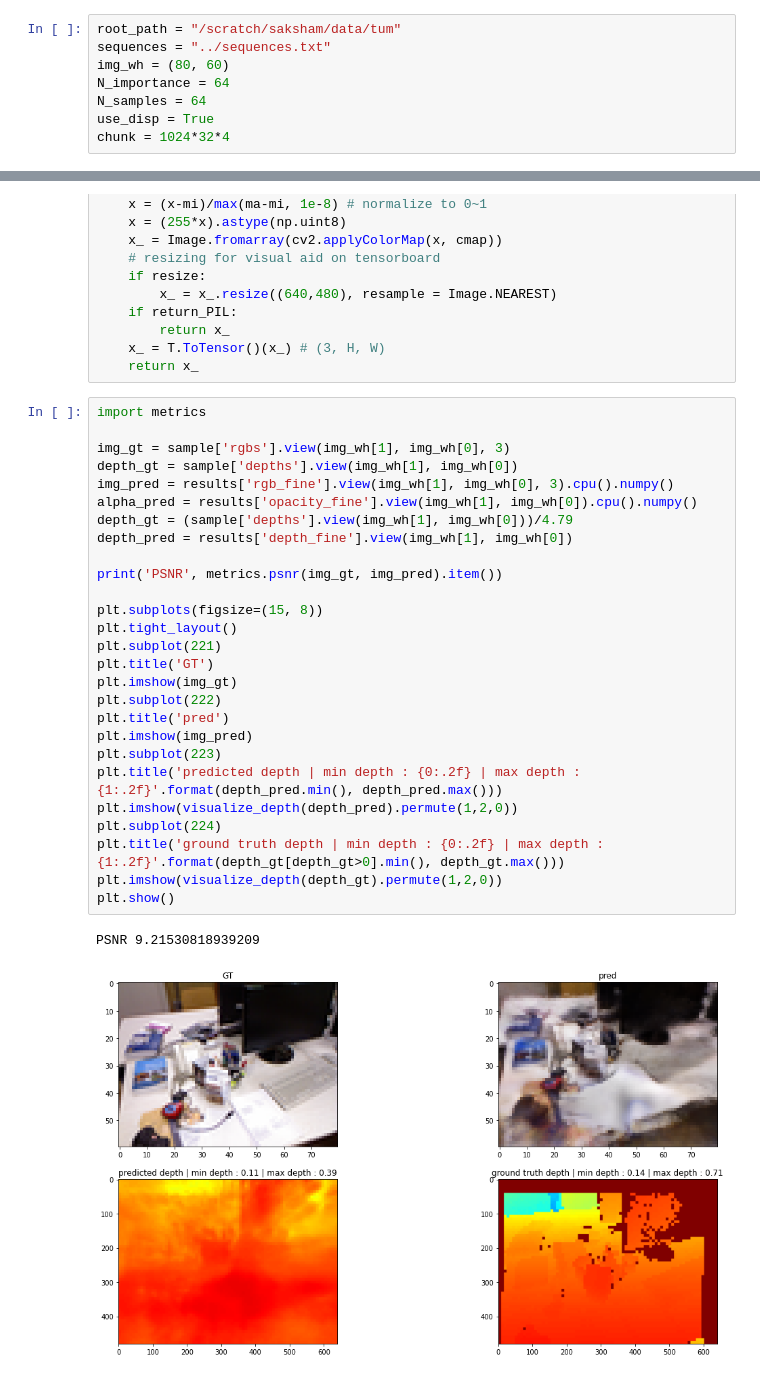
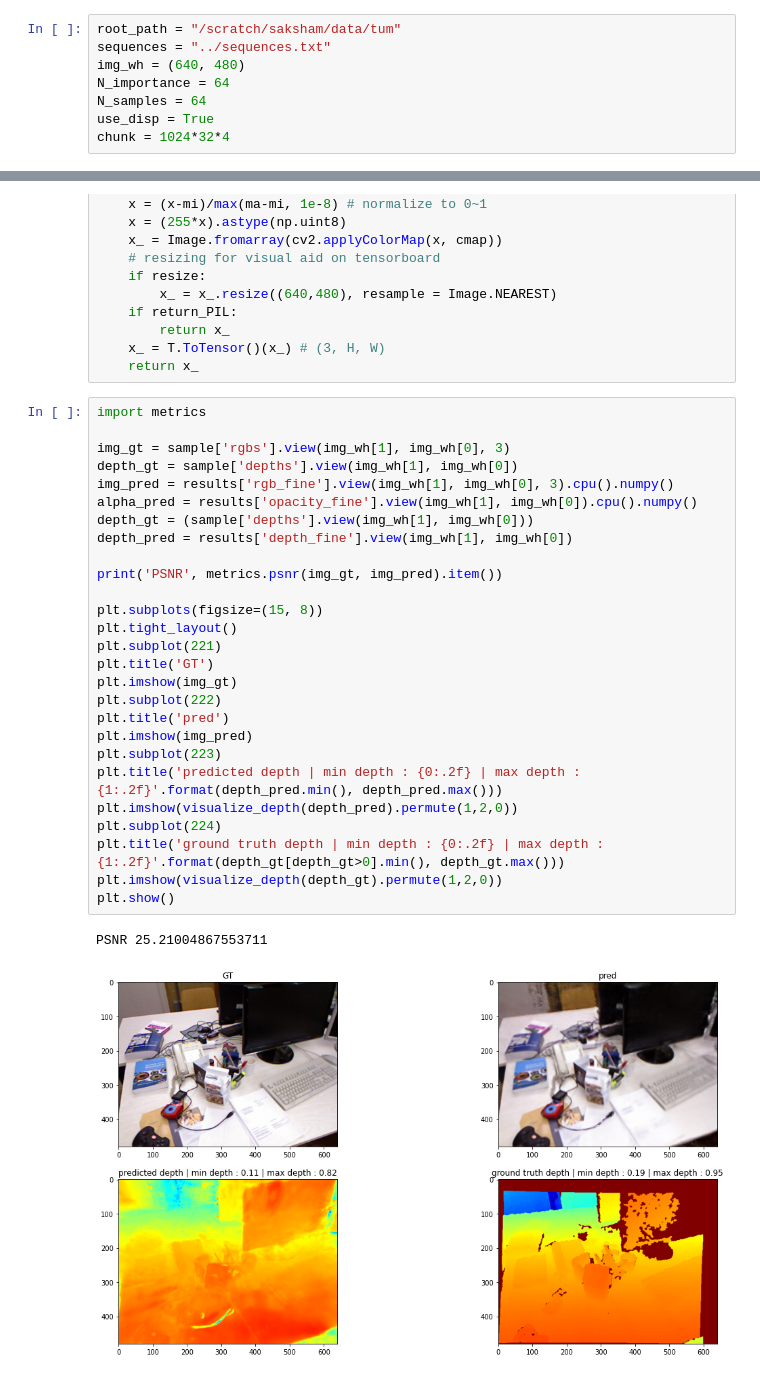
Before and after one commit to sakshamjindal/Incremental-NeRF-SLAM, a Jupyter notebook: notebooks/04_test_tum-2.ipynb, the cells around one changed output, grey strips where cells are left out. Drawn from its saved outputs; the diff is of its cells as text.

```diff
--- a/notebooks/04_test_tum-2.ipynb
+++ b/notebooks/04_test_tum-2.ipynb
@@ -20,7 +20,7 @@ import time
 # %%
 root_path = "/scratch/saksham/data/tum"
 sequences = "../sequences.txt"
-img_wh = (80, 60)
+img_wh = (640, 480)
 N_importance = 64
 N_samples = 64
 use_disp = True
@@ -156,30 +156,30 @@ def visualize_depth(depth, cmap=cv2.COLORMAP_JET, return_PIL = False, resize = T
 # %%
 import metrics
 
 img_gt = sample['rgbs'].view(img_wh[1], img_wh[0], 3)
 depth_gt = sample['depths'].view(img_wh[1], img_wh[0])
 img_pred = results['rgb_fine'].view(img_wh[1], img_wh[0], 3).cpu().numpy()
 alpha_pred = results['opacity_fine'].view(img_wh[1], img_wh[0]).cpu().numpy()
-depth_gt = (sample['depths'].view(img_wh[1], img_wh[0]))/4.79
+depth_gt = (sample['depths'].view(img_wh[1], img_wh[0]))
 depth_pred = results['depth_fine'].view(img_wh[1], img_wh[0])
 
 print('PSNR', metrics.psnr(img_gt, img_pred).item())
 
 plt.subplots(figsize=(15, 8))
 plt.tight_layout()
 plt.subplot(221)
 plt.title('GT')
 plt.imshow(img_gt)
 plt.subplot(222)
 plt.title('pred')
 plt.imshow(img_pred)
 plt.subplot(223)
 plt.title('predicted depth | min depth : {0:.2f} | max depth : {1:.2f}'.format(depth_pred.min(), depth_pred.max()))
 plt.imshow(visualize_depth(depth_pred).permute(1,2,0))
 plt.subplot(224)
 plt.title('ground truth depth | min depth : {0:.2f} | max depth : {1:.2f}'.format(depth_gt[depth_gt>0].min(), depth_gt.max()))
 plt.imshow(visualize_depth(depth_gt).permute(1,2,0))
 plt.show()
 # %% [output]
-PSNR 9.21530818939209
+PSNR 25.21004867553711
-[figure, old version]
+[figure, new version]
```
Also changed, not shown: parts of 9 cells of this notebook, 6 other files.
